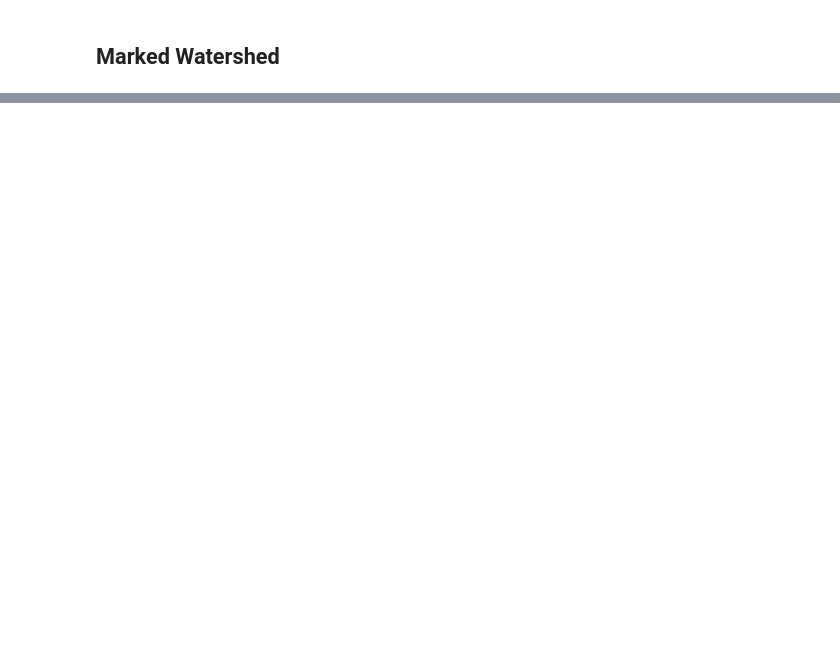
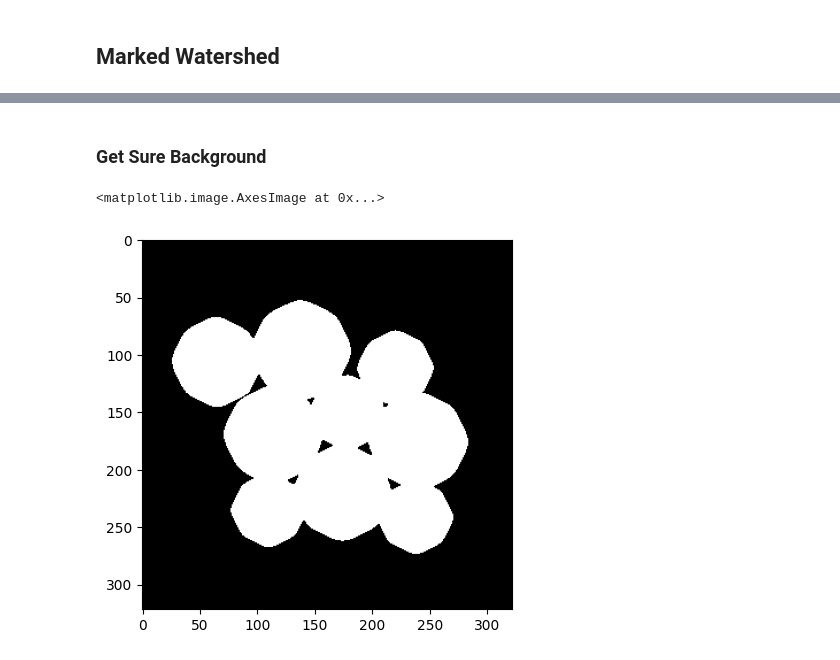
Before and after one commit to oldeu-boi/marker-based-watershed-segmentation-algorithm, a Jupyter notebook: marker-based-watershed-segmentation.ipynb, the cells around one changed output, grey strips where cells are left out. Drawn from its saved outputs; the diff is of its cells as text; code cells hidden in the pictures; blank space fills up the shorter version.

```diff
--- a/marker-based-watershed-segmentation.ipynb
+++ b/marker-based-watershed-segmentation.ipynb
@@ -169,0 +182,26 @@ plt.imshow(reconstructed_image, cmap='gray_r')
+# %% [markdown]
+### Get Sure Background
+# %%
+# get confident background with diolation
+sb_img = reconstructed_binary.clone()
+sb_img_sup = reconstructed_binary.clone()
+# repeating 5 times
+for _ in range(5):
+    # clonning current cycle
+    for i in range(1, sb_img.shape[0] - 1):
+        for j in range(1, sb_img.shape[1] - 1):
+            # clone current kernel
+            kernel = sb_img[i - 1:i + 2, j - 1:j + 2].clone()
+
+            # set center pixel to 0
+            kernel[1,1] = 0
+
+            # if at least 2 pixels in kernel are foreground, then we make it the pixel foreground
+            if torch.where(kernel == 1)[0].shape[0] > 2:
+                sb_img_sup[i, j] = 1
+    # to avoid over diolation, we updating image after whole cycle
+    sb_img = sb_img_sup.clone()
+plt.imshow(sb_img, cmap='gray')
+# %% [output]
+<matplotlib.image.AxesImage at 0x...>
+[figure, added]
```
Also changed, not shown: parts of 10 cells of this notebook.
